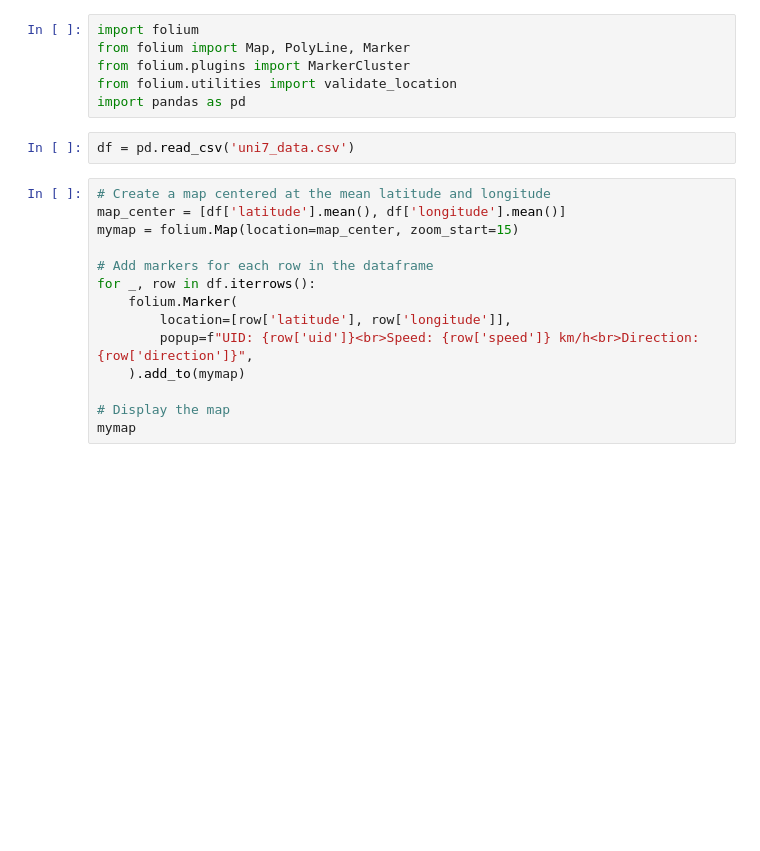
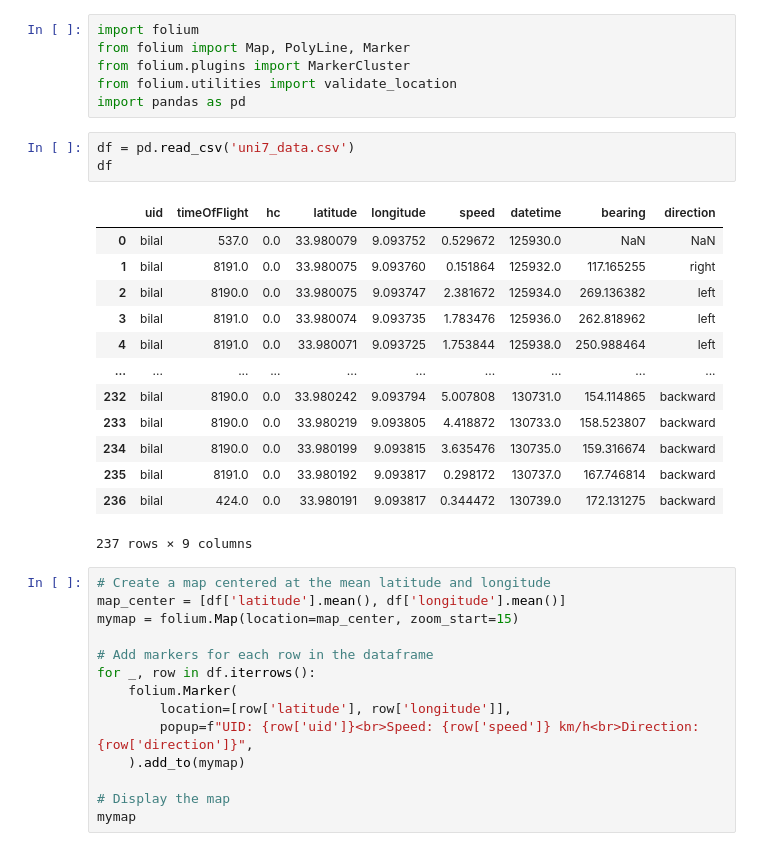
Before and after one commit to Bilal248/Automated_Wheelchair, a Jupyter notebook: location.ipynb, the cells around one changed output. Saved outputs shown, nothing was run; the diff lists cells and outputs as text; blank space fills up the shorter version.

```diff
--- a/location.ipynb
+++ b/location.ipynb
@@ -6,6 +6,21 @@ from folium.utilities import validate_location
 import pandas as pd
 # %%
 df = pd.read_csv('uni7_data.csv')
+df
+# %% [output]
+|  | uid | timeOfFlight | hc | latitude | longitude | speed | datetime | bearing | direction |
+| 0 | bilal | 537.0 | 0.0 | 33.980079 | 9.093752 | 0.529672 | 125930.0 | NaN | NaN |
+| 1 | bilal | 8191.0 | 0.0 | 33.980075 | 9.093760 | 0.151864 | 125932.0 | 117.165255 | right |
+| 2 | bilal | 8190.0 | 0.0 | 33.980075 | 9.093747 | 2.381672 | 125934.0 | 269.136382 | left |
+| 3 | bilal | 8191.0 | 0.0 | 33.980074 | 9.093735 | 1.783476 | 125936.0 | 262.818962 | left |
+| 4 | bilal | 8191.0 | 0.0 | 33.980071 | 9.093725 | 1.753844 | 125938.0 | 250.988464 | left |
+| ... | ... | ... | ... | ... | ... | ... | ... | ... | ... |
+| 232 | bilal | 8190.0 | 0.0 | 33.980242 | 9.093794 | 5.007808 | 130731.0 | 154.114865 | backward |
+| 233 | bilal | 8190.0 | 0.0 | 33.980219 | 9.093805 | 4.418872 | 130733.0 | 158.523807 | backward |
+| 234 | bilal | 8190.0 | 0.0 | 33.980199 | 9.093815 | 3.635476 | 130735.0 | 159.316674 | backward |
+| 235 | bilal | 8191.0 | 0.0 | 33.980192 | 9.093817 | 0.298172 | 130737.0 | 167.746814 | backward |
+| 236 | bilal | 424.0 | 0.0 | 33.980191 | 9.093817 | 0.344472 | 130739.0 | 172.131275 | backward |
+237 rows × 9 columns
 # %%
 # Create a map centered at the mean latitude and longitude
 map_center = [df['latitude'].mean(), df['longitude'].mean()]
```
Also changed, not shown: 2 other files.
